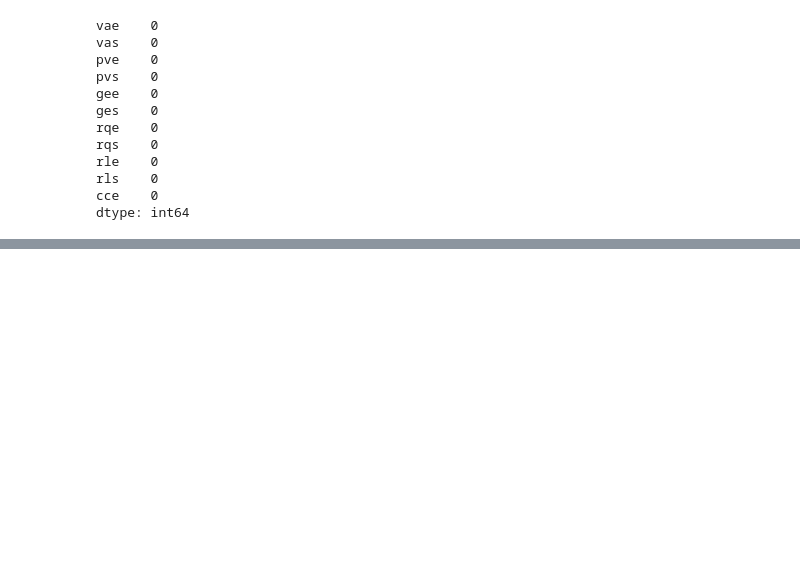
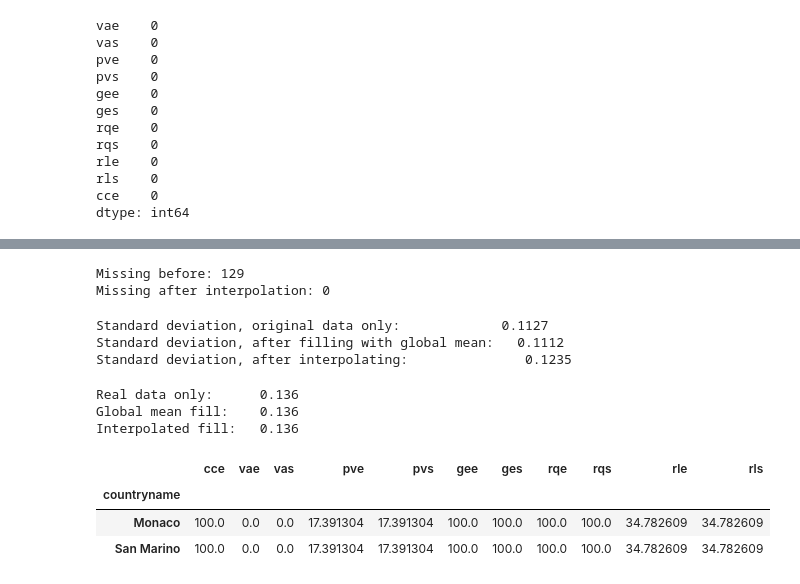
Before and after one commit to N-Maurice/Regression_analysis_mobile_application, a Jupyter notebook: wgi_corruption_linear_regression.ipynb, the cells around one changed output, grey strips where cells are left out. Drawn from its saved outputs; the diff is of its cells as text; code cells hidden in the pictures; blank space fills up the shorter version.

```diff
--- a/wgi_corruption_linear_regression.ipynb
+++ b/wgi_corruption_linear_regression.ipynb
@@ -333,0 +358,54 @@ dtype: int64
+# %%
+col = "rls"  # Rule of Law standard error -- has a representative ~2.6% missing rate
+data_sorted = df.sort_values(["countryname", "year"])
+
+# Approach A: global mean
+global_mean_fill = data_sorted[col].fillna(data_sorted[col].mean())
+
+# Approach B: within-country linear interpolation
+interpolated_fill = (
+    data_sorted.groupby("countryname")[col]
+    .apply(lambda s: s.interpolate(method="linear", limit_direction="both"))
+)
+interpolated_fill.index = data_sorted.index
+
+print("Missing before:", data_sorted[col].isna().sum())
+print("Missing after interpolation:", interpolated_fill.isna().sum())
+# %% [output]
+Missing before: 129
+Missing after interpolation: 0
+# %%
+print("Standard deviation, original data only:            ", round(data_sorted[col].std(), 4))
+print("Standard deviation, after filling with global mean:  ", round(global_mean_fill.std(), 4))
+print("Standard deviation, after interpolating:              ", round(interpolated_fill.std(), 4))
+# %% [output]
+Standard deviation, original data only:             0.1127
+Standard deviation, after filling with global mean:   0.1112
+Standard deviation, after interpolating:               0.1235
+# %%
+target = "cce"
+
+df_mean = data_sorted.copy()
+df_mean[col] = global_mean_fill
+
+df_interp = data_sorted.copy()
+df_interp[col] = interpolated_fill
+
+print("Real data only:     ", round(data_sorted[[target, col]].corr().iloc[0, 1], 3))
+print("Global mean fill:   ", round(df_mean[[target, col]].corr().iloc[0, 1], 3))
+print("Interpolated fill:  ", round(df_interp[[target, col]].corr().iloc[0, 1], 3))
+# %% [output]
+Real data only:      0.136
+Global mean fill:    0.136
+Interpolated fill:   0.136
+# %%
+missing_by_country = df.groupby("countryname").apply(
+    lambda df: df[features].isna().mean() * 100
+)
+fully_missing = missing_by_country[(missing_by_country == 100).any(axis=1)]
+fully_missing
+# %% [output]
+|  | cce | vae | vas | pve | pvs | gee | ges | rqe | rqs | rle | rls |
+| countryname |  |  |  |  |  |  |  |  |  |  |  |
+| Monaco | 100.0 | 0.0 | 0.0 | 17.391304 | 17.391304 | 100.0 | 100.0 | 100.0 | 100.0 | 34.782609 | 34.782609 |
+| San Marino | 100.0 | 0.0 | 0.0 | 17.391304 | 17.391304 | 100.0 | 100.0 | 100.0 | 100.0 | 34.782609 | 34.782609 |
```
Also changed, not shown: parts of 6 cells of this notebook.
